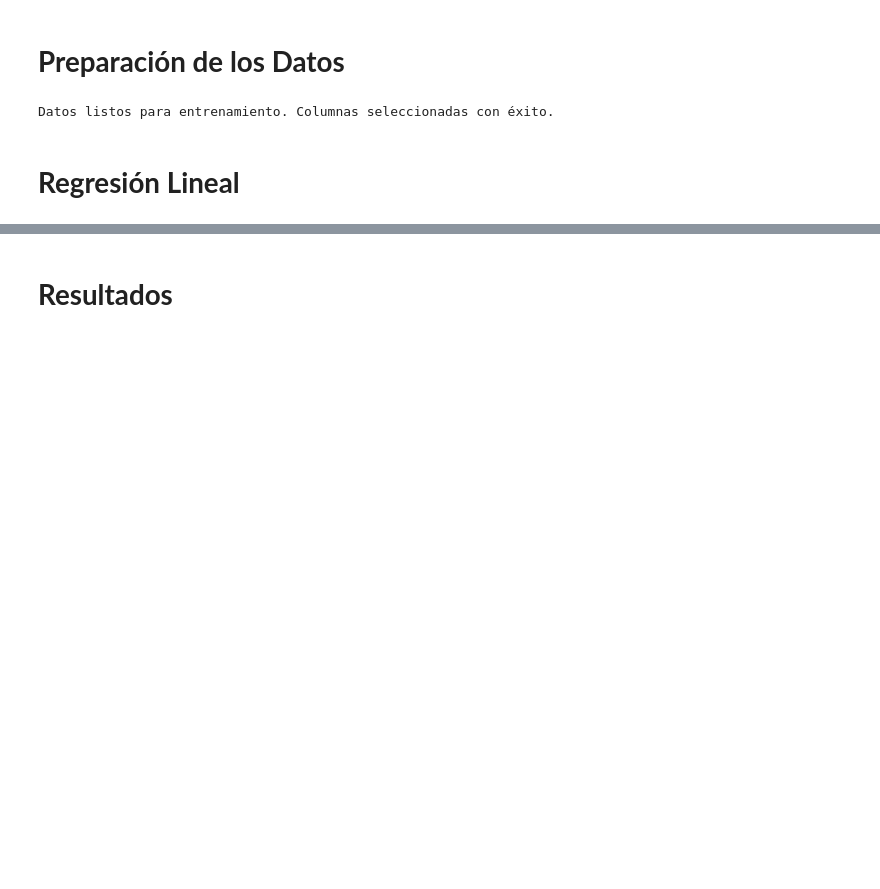
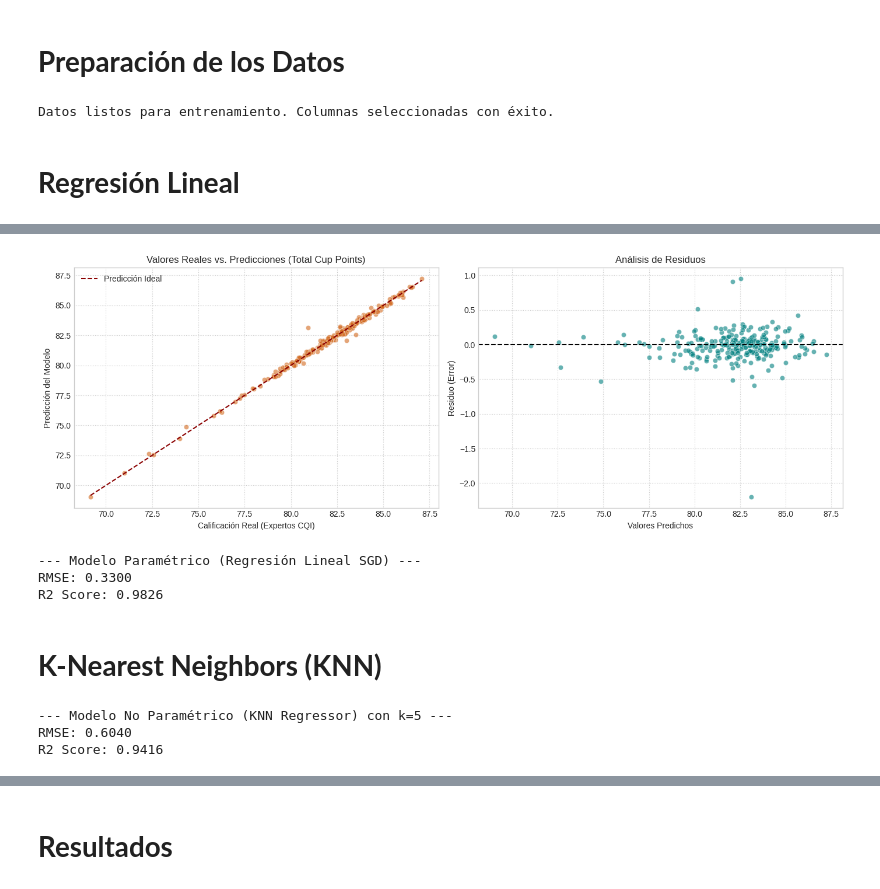
Before and after one commit to zerstoren1234567/Coffee_Quality, a Jupyter notebook: Entrenamiento_y_evaluacion_de_modelos.ipynb, the cells around one changed output, grey strips where cells are left out. Cells and saved outputs as stored; diff of their text form; code cells hidden in the pictures; blank space fills up the shorter version.

```diff
--- a/Entrenamiento_y_evaluacion_de_modelos.ipynb
+++ b/Entrenamiento_y_evaluacion_de_modelos.ipynb
@@ -112,0 +122,45 @@ R2 Score: 0.9826
+# %%
+import matplotlib.pyplot as plt
+import seaborn as sns
+
+# 1. Ejecutar el modelo y obtener resultados
+y_pred_param = modelo_parametrico(eta=0.001, iteraciones=1000)
+
+# 2. Configurar el lienzo de las gráficas (1 fila, 2 columnas)
+fig, axes = plt.subplots(1, 2, figsize=(14, 5))
+
+# --- GRÁFICA 1: Valores Reales vs. Predicciones ---
+sns.scatterplot(x=y_test, y=y_pred_param, alpha=0.6, ax=axes[0], color='chocolate')
+# Línea de referencia ideal (Donde predicción = real)
+lims = [max(min(y_test), min(y_pred_param)), min(max(y_test), max(y_pred_param))]
+axes[0].plot(lims, lims, color='darkred', linestyle='--', label='Predicción Ideal')
+
+axes[0].set_title('Valores Reales vs. Predicciones (Total Cup Points)', fontsize=12)
+axes[0].set_xlabel('Calificación Real (Expertos CQI)', fontsize=10)
+axes[0].set_ylabel('Predicción del Modelo', fontsize=10)
+axes[0].grid(True, linestyle=':')
+axes[0].legend()
+
+# --- GRÁFICA 2: Análisis de Residuos (Errores) ---
+residuos = y_test - y_pred_param
+sns.scatterplot(x=y_pred_param, y=residuos, alpha=0.6, ax=axes[1], color='teal')
+axes[1].axhline(y=0, color='black', linestyle='--') # Línea base cero
+
+axes[1].set_title('Análisis de Residuos', fontsize=12)
+axes[1].set_xlabel('Valores Predichos', fontsize=10)
+axes[1].set_ylabel('Residuo (Error)', fontsize=10)
+axes[1].grid(True, linestyle=':')
+
+# Ajustar y mostrar
+plt.tight_layout()
+plt.show()
+# %% [output]
+[figure, added]
+# %%
+_=modelo_parametrico(verbose=True)
+# %% [output]
+--- Modelo Paramétrico (Regresión Lineal SGD) ---
+RMSE: 0.3300
+R2 Score: 0.9826
+# %% [markdown]
+# **K-Nearest Neighbors (KNN)**
@@ -112,0 +200,6 @@ R2 Score: 0.9826
+# %%
+_ = modelo_no_parametrico(5,True)
+# %% [output]
+--- Modelo No Paramétrico (KNN Regressor) con k=5 ---
+RMSE: 0.6040
+R2 Score: 0.9416
```
Also changed, not shown: parts of 31 cells of this notebook.
